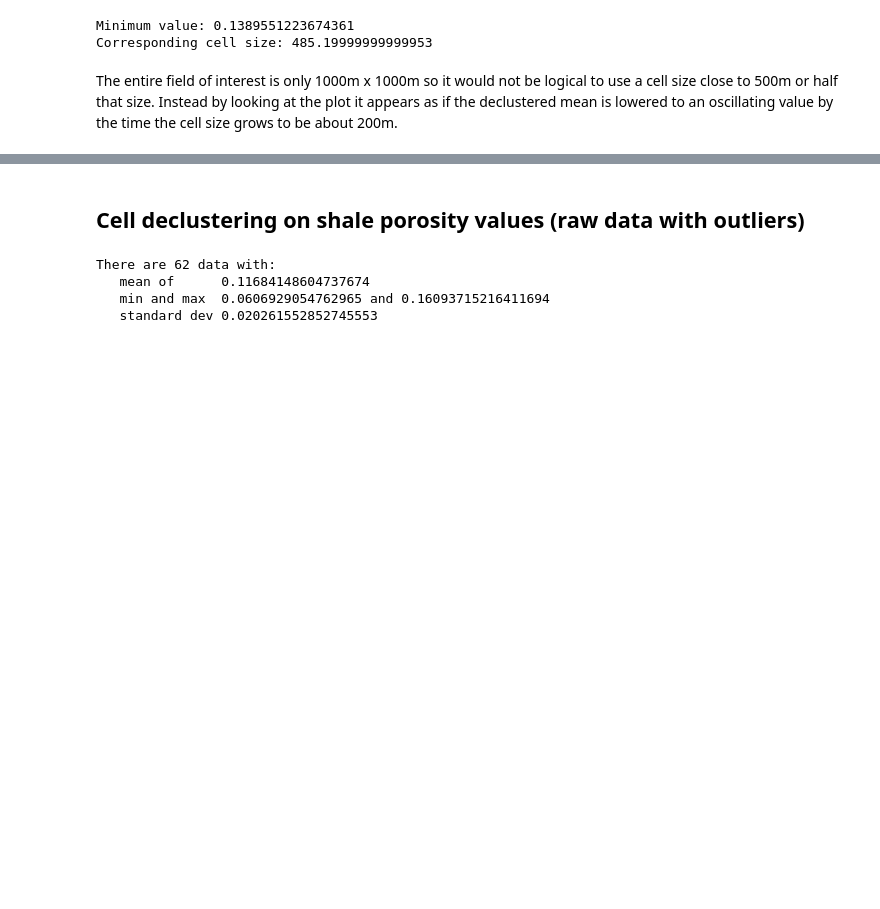
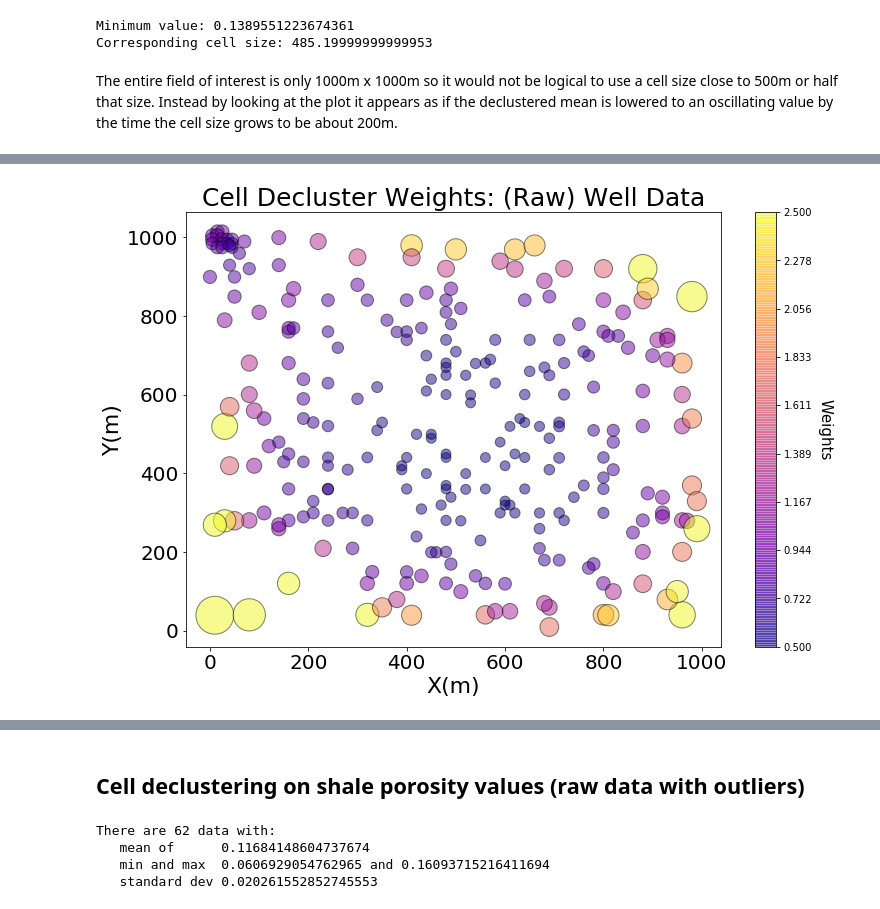
Before and after one commit to elbeejay/PGE383-Group1, a Jupyter notebook: Declustering.ipynb, the cells around one changed output, grey strips where cells are left out. Drawn from its saved outputs; the diff is of its cells as text; code cells hidden in the pictures; blank space fills up the shorter version.

Commit message:
Update decluster data
New csv files for declustering uploaded.

```diff
--- a/Declustering.ipynb
+++ b/Declustering.ipynb
@@ -20,6 +20,8 @@ shale = pd.read_csv("Data/Shale_cleaned.csv")
 df_clean = pd.concat([shale, sandstone], axis=0)
 del df_clean['Unnamed: 0']
 del df_clean['Unnamed: 0.1']
+df_raw = pd.concat([shale_raw, sandstone_raw], axis=0)
+del df_raw['Unnamed: 0']
 # %% [markdown]
 ## Performing Cell Declustering on porosity data (outliers removed) both facies included
 # %%
@@ -310,0 +315,4 @@ The entire field of interest is only 1000m x 1000m so it would not be logical to
+# %%
+wts, cell_sizes, dmeans = geostats.declus(df_raw,'X','Y','Porosity',iminmax = 1, noff= 10, ncell=100,cmin=10,cmax=1000)
+df_raw['Wts'] = wts                            # add weights to the sample data DataFrame
+df_raw.head()                                  # preview to check the sample data DataFrame
@@ -310,0 +330,15 @@ The entire field of interest is only 1000m x 1000m so it would not be logical to
+# %%
+# plotting it my way - scaling point size by weight as well as using color
+vmin = 0.5; vmax = 2.5;   # range of porosity values
+plt.figure(figsize=(12,8))
+im = plt.scatter(df_raw['X'],df_raw['Y'],s=200*df_raw['Wts'],c=df_raw['Wts'],marker=None,cmap=plt.cm.plasma,norm=None,vmin=vmin,vmax=vmax,alpha=0.5,verts=None,edgecolors="black")
+plt.title('Cell Decluster Weights: (Raw) Well Data', size=25)
+plt.xlabel('X(m)', size=22)
+plt.xticks(fontsize=20)
+plt.ylabel('Y(m)', size=22)
+plt.yticks(fontsize=20)
+cbar = plt.colorbar(im, orientation = 'vertical',ticks=np.linspace(vmin,vmax,10))
+cbar.set_label('Weights',rotation=270,labelpad=20,size=15)
+plt.show()
+# %% [output]
+[figure, added]
```
Also changed, not shown: parts of 8 cells of this notebook, 4 other files.
